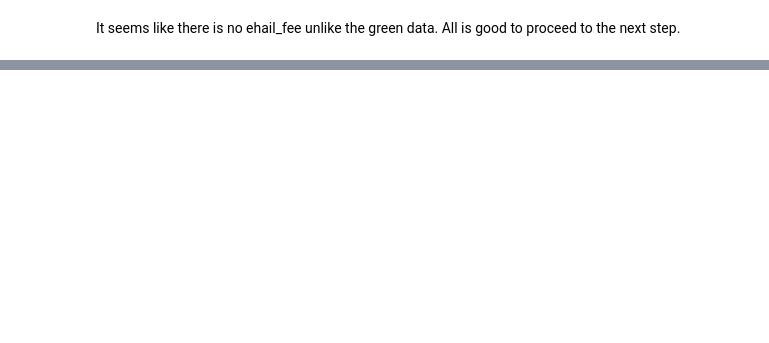
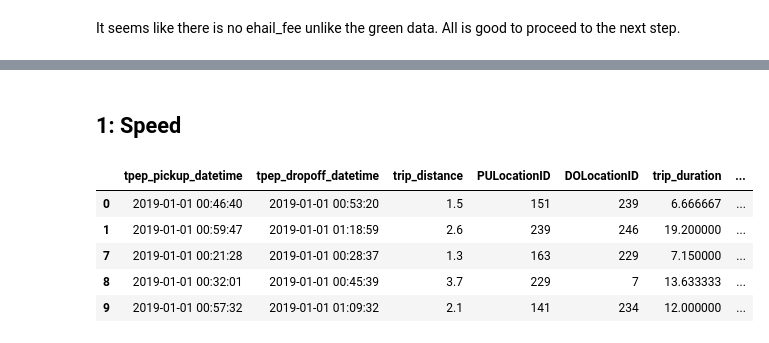
Before and after one commit to MAST30034-Applied-Data-Science/mast30034-project-1-aeross, a Jupyter notebook: notebooks/preprocess.ipynb, the cells around one changed output, grey strips where cells are left out. Drawn from its saved outputs; the diff is of its cells as text; code cells hidden in the pictures; blank space fills up the shorter version.

Commit message:
saving progress on speed data extraction, still incomplete

```diff
--- a/notebooks/preprocess.ipynb
+++ b/notebooks/preprocess.ipynb
@@ -153,0 +183,10 @@ HTTPError: HTTP Error 403: Forbidden
+# %%
+pdf = pd.read_parquet("../data/raw/yellow/2019-01.parquet")  # pdf = parquet data frame
+
+# drop useless columns
+pdf = pdf.drop(columns=["VendorID", "passenger_count", "RatecodeID", "store_and_fwd_flag", "payment_type", "fare_amount", "extra", "mta_tax" ,\
+    "tip_amount", "tolls_amount", "improvement_surcharge", "total_amount", "congestion_surcharge", "airport_fee"])
+# filter out non-2019 data
+pdf = pdf[pdf["tpep_dropoff_datetime"] > datetime(2018, 12, 31)]
+pdf = pdf[pdf["tpep_pickup_datetime"] < datetime(2020, 1, 1)]
+pdf.head()
@@ -153,0 +200,6 @@ HTTPError: HTTP Error 403: Forbidden
+# %%
+# find out the trip duration
+pdf["trip_duration"] = pdf["tpep_dropoff_datetime"] - pdf["tpep_pickup_datetime"]
+# in minutes (float)
+pdf["trip_duration"] = pdf["trip_duration"] / np.timedelta64(1, "m")
+pdf.head()
@@ -153,0 +213,13 @@ HTTPError: HTTP Error 403: Forbidden
+# %% [markdown]
+## 1: Speed
+# %%
+# find out the average speed of each trip (minutes/mile)
+pdf["avg_speed"] = pdf["trip_duration"] / pdf["trip_distance"]
+pdf.head()
+# %% [output]
+|  | tpep_pickup_datetime | tpep_dropoff_datetime | trip_distance | PULocationID | DOLocationID | trip_duration | ... |
+| 0 | 2019-01-01 00:46:40 | 2019-01-01 00:53:20 | 1.5 | 151 | 239 | 6.666667 | ... |
+| 1 | 2019-01-01 00:59:47 | 2019-01-01 01:18:59 | 2.6 | 239 | 246 | 19.200000 | ... |
+| 7 | 2019-01-01 00:21:28 | 2019-01-01 00:28:37 | 1.3 | 163 | 229 | 7.150000 | ... |
+| 8 | 2019-01-01 00:32:01 | 2019-01-01 00:45:39 | 3.7 | 229 | 7 | 13.633333 | ... |
+| 9 | 2019-01-01 00:57:32 | 2019-01-01 01:09:32 | 2.1 | 141 | 234 | 12.000000 | ... |
```
Also changed, not shown: parts of 22 cells of this notebook.
